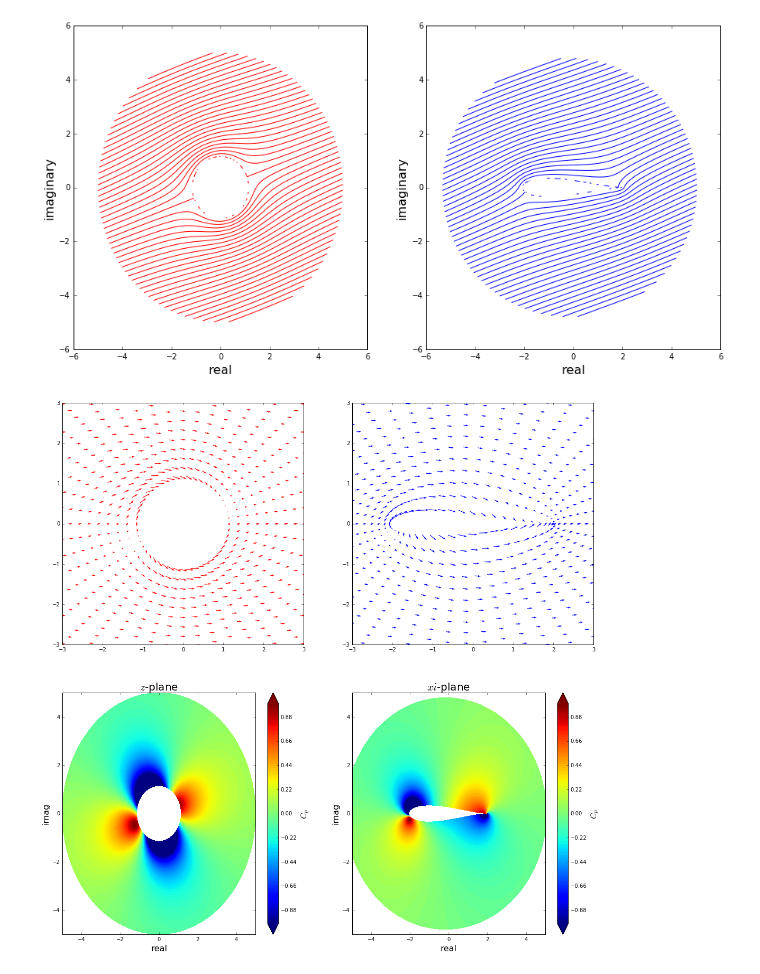
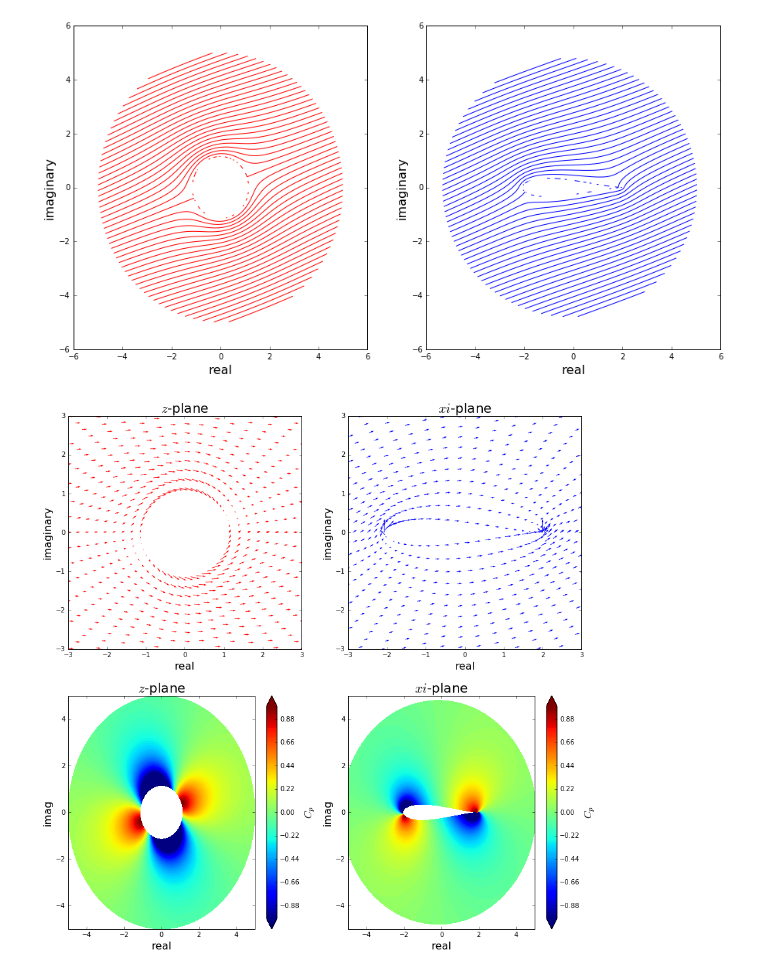
Before and after one commit to lpgleaves/mae6226-workspace, a Jupyter notebook: 06_Assignment_working.ipynb, the cells around one changed output. Saved outputs shown, nothing was run; the diff lists cells and outputs as text; code cells hidden in the pictures.

```diff
--- a/06_Assignment_working.ipynb
+++ b/06_Assignment_working.ipynb
@@ -344,60 +344,64 @@ pyplot.contour(xi.real, xi.imag, psi, levels=levels, colors='b', linewidths=1, l
 # %% [output]
 [figure]
 # %%
-ud, vd = getveldub(k,xd,yd,xprime,yprime)
-ufs = uinf*numpy.ones(numpy.shape(xprime))
-vfs = numpy.zeros(numpy.shape(yprime))
+ud, vd = getveldub(k,xc,yc,zprime.real,zprime.imag)
+ufs = uinf*numpy.ones(numpy.shape(zprime.real))
+vfs = numpy.zeros(numpy.shape(zprime.imag))
 
-uprime = ud + ufs
-vprime = vd + vfs
+u = ud + ufs
+v = vd + vfs
 
-velprime = uprime + vprime*1j
-vel = (velprime.real - velprime.imag*1j)*numpy.exp(-1j*aoa)
-u = vel.real
-v = vel.imag
+velprime = ((u - v*1j)*numpy.exp(-1j*aoa))/(1-(c/zcirc)**2)
 
 p = 3
-size = 9
+size = 7
+
+# z plane vel field
 pyplot.figure(figsize=(2*size,2*size))
 pyplot.subplot(221)
+pyplot.xlabel('real',fontsize=16)
+pyplot.ylabel('imaginary',fontsize=16)
+pyplot.title('$z$-plane',fontsize=20)
 pyplot.xlim(-3,3)
 pyplot.ylim(-3,3)
-pyplot.quiver(zcirc.real[::p, ::p],zcirc.imag[::p, ::p],uprime[::p, ::p],vprime[::p, ::p],pivot='mid',units='inches',color='r')
+pyplot.quiver(zcirc.real[::3,::3],zcirc.imag[::3,::3],u[::3,::3],v[::3,::3],scale=10,scale_units='inches',color='r')
 
+# xi plane vel field
 pyplot.subplot(222)
+pyplot.xlabel('real',fontsize=16)
+pyplot.ylabel('imaginary',fontsize=16)
+pyplot.title('$xi$-plane', fontsize=20)
 pyplot.xlim(-3,3)
 pyplot.ylim(-3,3)
-pyplot.quiver(xi.real[::p, ::p],xi.imag[::p, ::p],uprime[::p, ::p],vprime[::p, ::p],pivot='mid',units='inches',color='b')
+pyplot.quiver(xi.real[::p, ::p],xi.imag[::p, ::p],velprime.real[::p, ::p],-1*velprime.imag[::p, ::p],scale=10,scale_units='inches',color='b')
 
 
-# z plane
+# z plane pressure coefficient field
 cp = 1.0 - (u**2+v**2)/uinf**2
-
-# plot the pressure coefficient field
 
 pyplot.subplot(223)
 pyplot.xlabel('real', fontsize=16)
 pyplot.ylabel('imag', fontsize=16)
 pyplot.title('$z$-plane', fontsize=20)
 pyplot.xlim(-5,5)
 pyplot.ylim(-5,5)
 contf = pyplot.contourf(zcirc.real, zcirc.imag, cp, levels=numpy.linspace(-1.0, 1.0, 100), extend='both')
 cbar = pyplot.colorbar(contf)
 cbar.set_label('$C_p$', fontsize=16)
 cbar.set_ticks([-0.88, -0.66, -0.44, -0.22, 0.00, 0.22, 0.44, 0.66, 0.88])
 
-# xi plane
-cp2 = 1.0 - (u2**2+v2**2)/uinf**2
+# xi plane pressure coefficient field
+cp2 = 1 - (velprime.real**2 + velprime.imag**2)/uinf**2
 
 pyplot.subplot(224)
 pyplot.xlabel('real', fontsize=16)
 pyplot.ylabel('imag', fontsize=16)
 pyplot.title('$xi$-plane', fontsize=20)
 pyplot.xlim(-5,5)
 pyplot.ylim(-5,5)
 contf = pyplot.contourf(xi.real, xi.imag, cp2, levels=numpy.linspace(-1.0, 1.0, 100), extend='both')
 cbar = pyplot.colorbar(contf)
 cbar.set_label('$C_p$', fontsize=16)
 cbar.set_ticks([-0.88, -0.66, -0.44, -0.22, 0.00, 0.22, 0.44, 0.66, 0.88])
 # %% [output]
-[figure, old version]
+[figure, new version]
```
Also changed, not shown: parts of 3 cells of this notebook.
